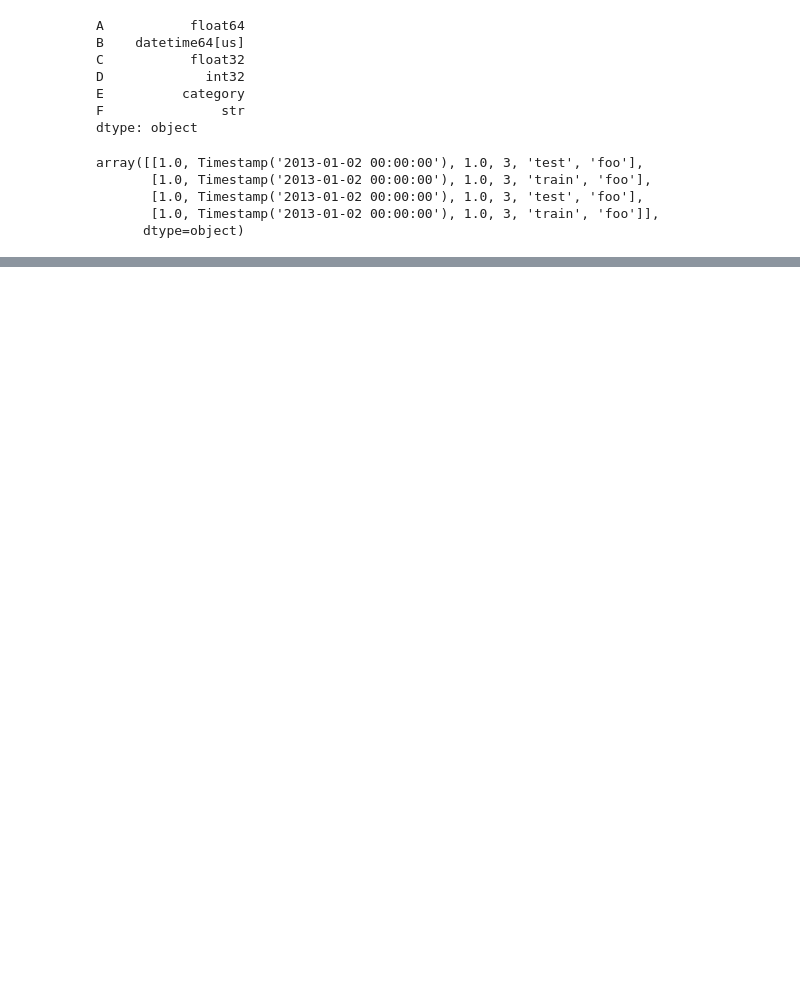
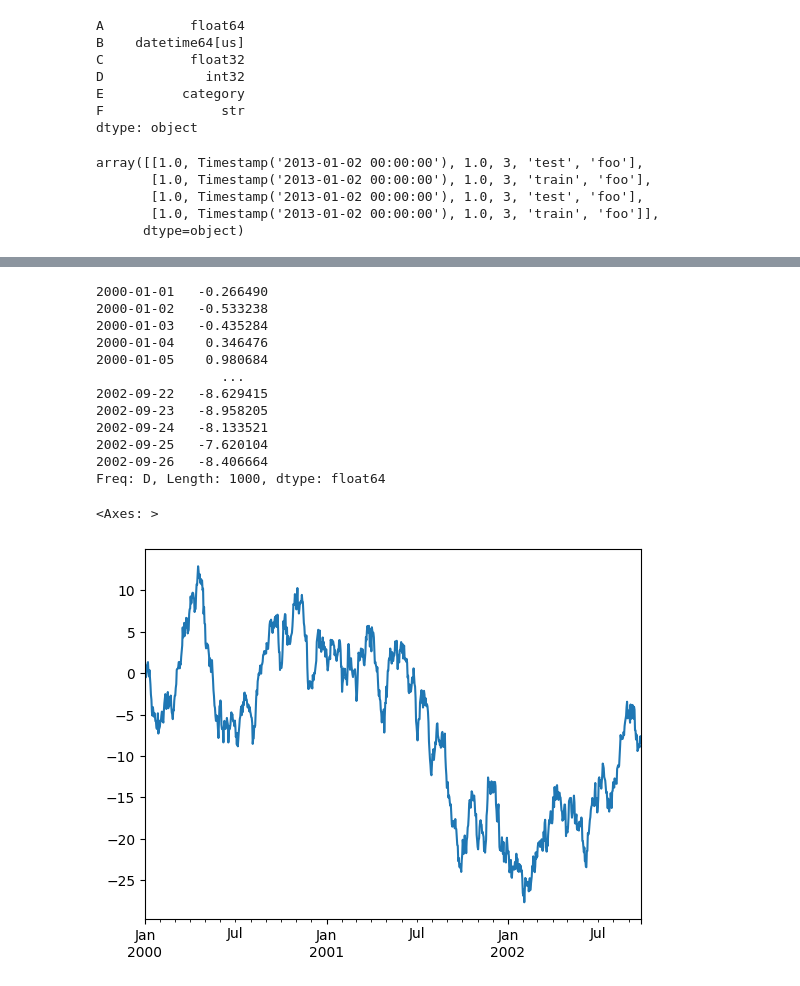
Before and after one commit to MAZIZHUO/my_project, a Jupyter notebook: 09_pyda-2e_study/05_getting_started_with_pandas.ipynb, the cells around one changed output, grey strips where cells are left out. Drawn from its saved outputs; the diff is of its cells as text; code cells hidden in the pictures; blank space fills up the shorter version.

```diff
--- a/09_pyda-2e_study/05_getting_started_with_pandas.ipynb
+++ b/09_pyda-2e_study/05_getting_started_with_pandas.ipynb
@@ -672,0 +1609,23 @@ df.iloc[:, 1:3]
+# %%
+import matplotlib.pyplot as plt
+plt.close("all")
+
+ts = pd.Series(np.random.randn(1000), index=pd.date_range("1/1/2000", periods=1000))
+ts = ts.cumsum()
+print(ts)
+ts.plot()
+# %% [output]
+2000-01-01   -0.266490
+2000-01-02   -0.533238
+2000-01-03   -0.435284
+2000-01-04    0.346476
+2000-01-05    0.980684
+                ...
+2002-09-22   -8.629415
+2002-09-23   -8.958205
+2002-09-24   -8.133521
+2002-09-25   -7.620104
+2002-09-26   -8.406664
+Freq: D, Length: 1000, dtype: float64
+<Axes: >
+[figure, added]
```
Also changed, not shown: parts of 82 cells of this notebook, 2 other files.
